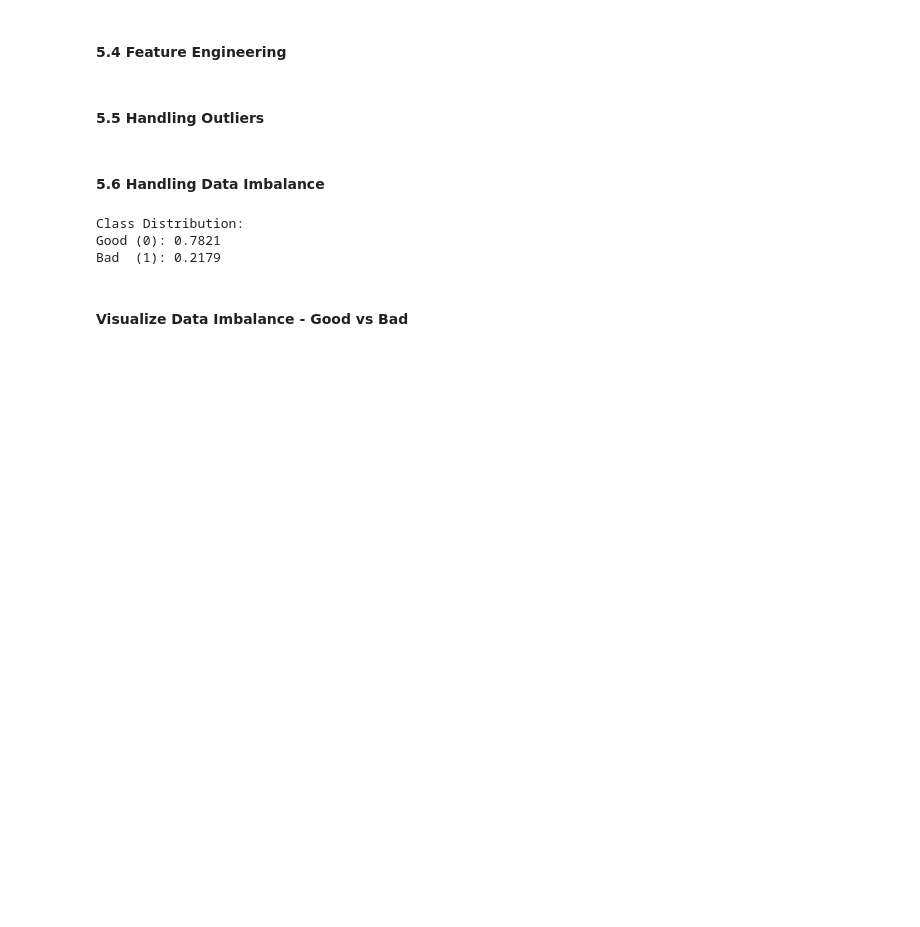
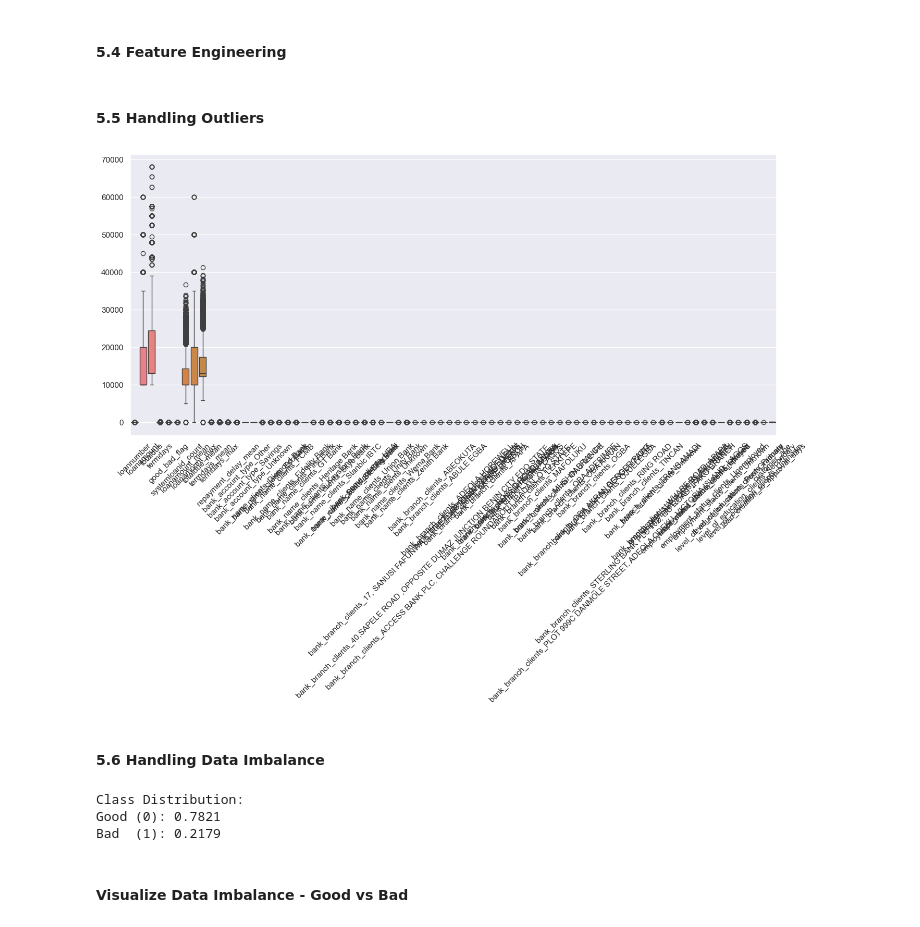
Before and after one commit to VanessaAttaFynn/Zindi-Loan-Default-Prediction, a Jupyter notebook: Load-Default_Prediction.ipynb, the cells around one changed output. Cells and saved outputs as stored; diff of their text form; code cells hidden in the pictures; blank space fills up the shorter version.

```diff
--- a/Load-Default_Prediction.ipynb
+++ b/Load-Default_Prediction.ipynb
@@ -609,6 +609,13 @@ df_encoded = df_encoded.drop(columns=["approveddate","creationdate","birthdate"]
 #df["termdays_months"] = df["termdays"] / 30
 # %% [markdown]
 #### 5.5 Handling Outliers
+# %%
+sns.set_theme(style='darkgrid', palette='muted')
+fig, ax = plt.subplots(figsize=(16,7))
+sns.boxplot(data=df_encoded)
+plt.xticks(rotation=45);
+# %% [output]
+[figure, added]
 # %% [markdown]
 #### 5.6 Handling Data Imbalance
 # %%
```
Also changed, not shown: parts of 4 cells of this notebook, 2 other files.
